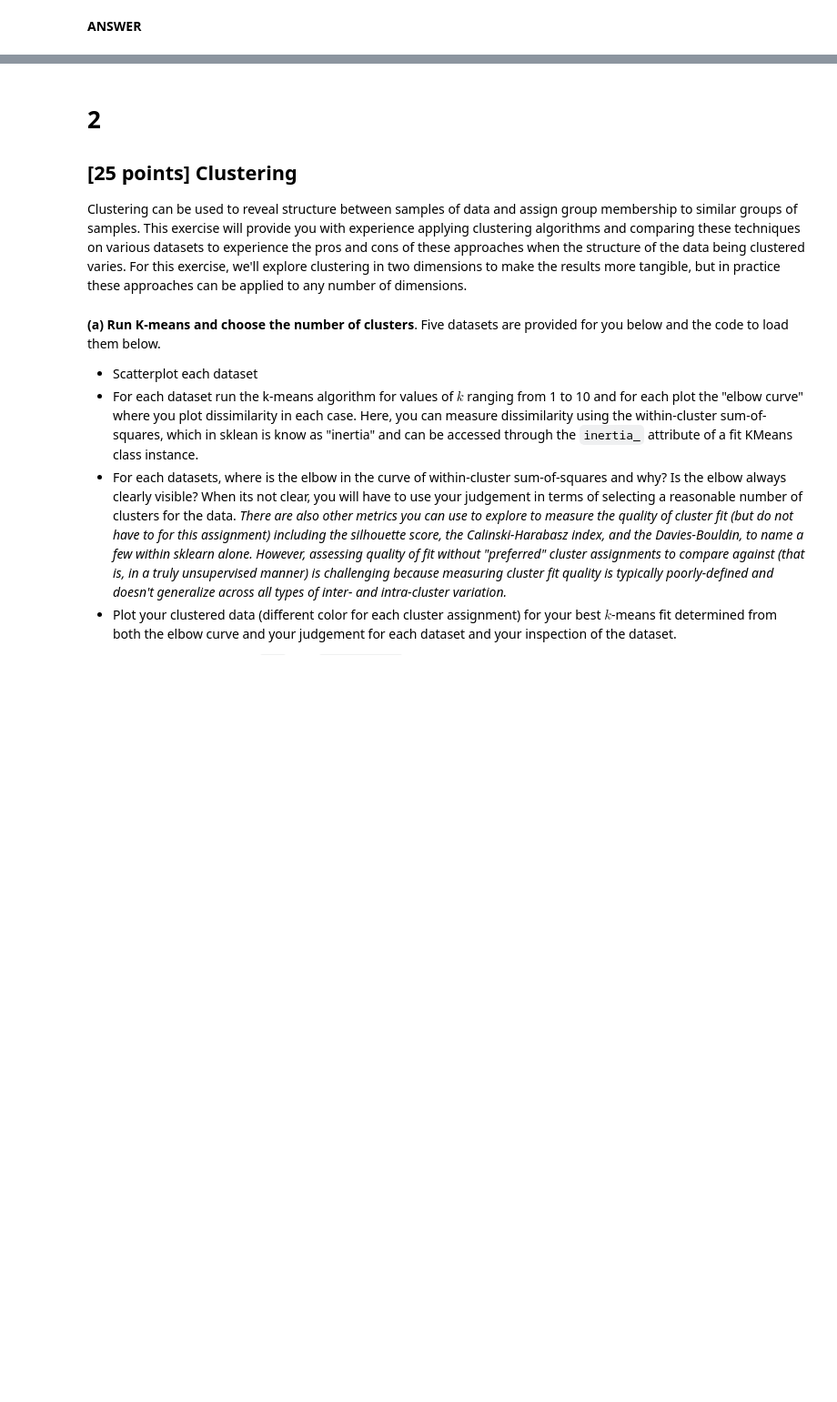
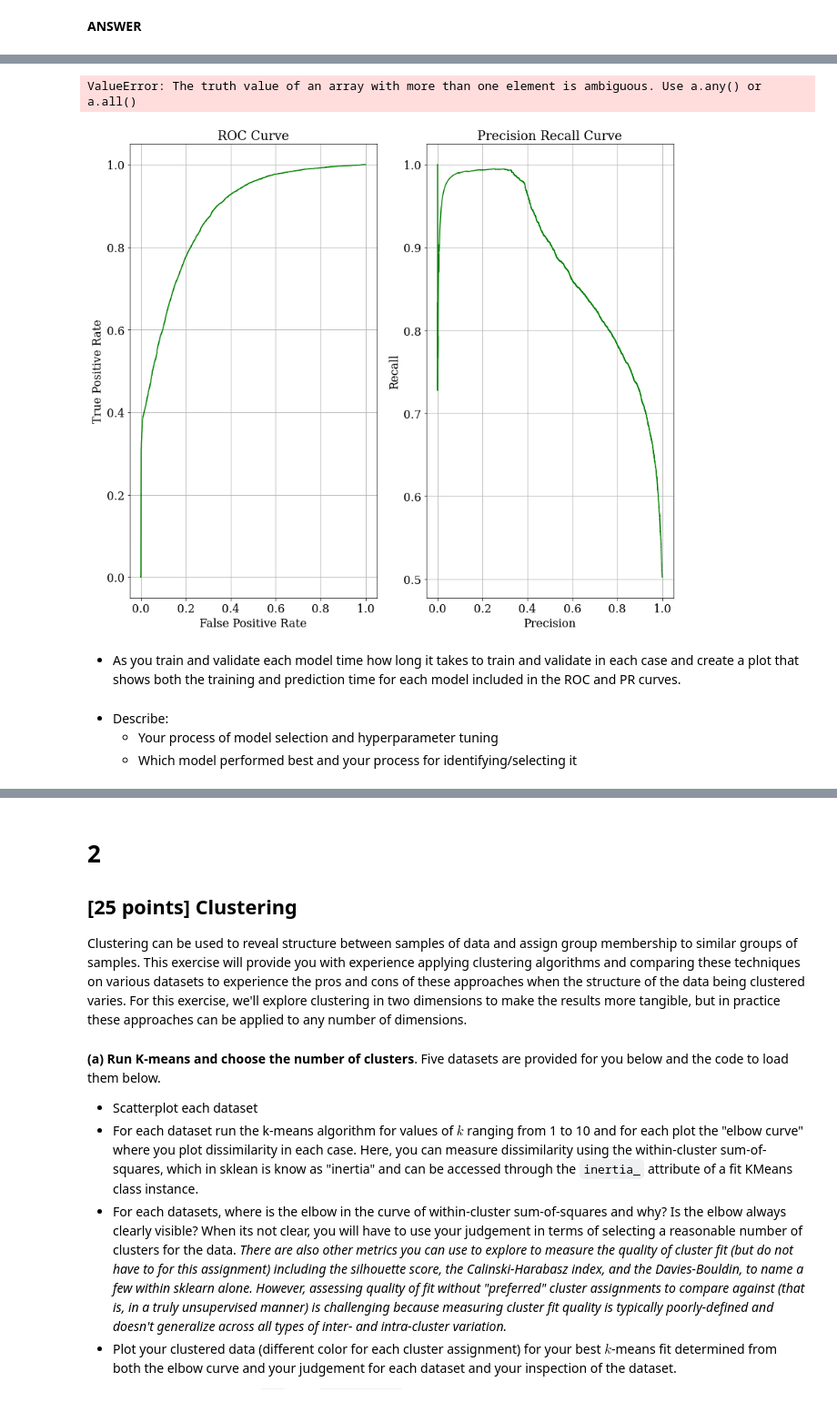
Before and after one commit to sdonatileach/Machine-Learning, a Jupyter notebook: Assignment_5.ipynb, the cells around one changed output, grey strips where cells are left out. Shown at 91% size. Saved outputs shown, nothing was run; the diff lists cells and outputs as text; code cells hidden in the pictures; blank space fills up the shorter version.

```diff
--- a/Assignment_5.ipynb
+++ b/Assignment_5.ipynb
@@ -130,0 +445,8 @@ def create_submission(confidence_scores, save_path):
+# %%
+# fit the model and time it
+start=time.time()
+
+svm = make_pipeline(StandardScaler(), SVC(gamma='auto', probability=True)).\
+    fit(X_train_2, y_train_2)
+
+svm_train_time=start-time.time()
@@ -130,0 +458,10 @@ def create_submission(confidence_scores, save_path):
+# %%
+with open(r"svm.pickle", "rb") as input_file:
+    svm = cPickle.load(input_file)
+# %%
+# predict the probabilities of the validation set and time it
+start=time.time()
+
+svm_pred_proba = svm.predict_proba(X_val)[:,1]
+
+svm_pred_time=start-time.time()
@@ -130,0 +489,12 @@ def create_submission(confidence_scores, save_path):
+# %%
+# combine the results of all the models
+models = [lr, knn, rf, mlp, svm]
+models_predict_proba = [lr_pred_proba, knn_pred_proba, rf_pred_proba, mlp_pred_proba,\
+     svm_pred_proba
+     ]
+models_train_time = [lr_train_time, knn_train_time, rf_train_time, mlp_train_time,\
+     svm_train_time
+     ]
+models_pred_time = [lr_pred_time, knn_pred_time, rf_pred_time, mlp_pred_time, \
+    svm_pred_time
+    ]
@@ -130,0 +574,11 @@ def create_submission(confidence_scores, save_path):
+# %%
+test_classifiers(y_val, models, models_predict_proba)
+# %% [output]
+ValueError: The truth value of an array with more than one element is ambiguous. Use a.any() or a.all()
+[figure, added]
+# %% [markdown]
+- As you train and validate each model time how long it takes to train and validate in each case and create a plot that shows both the training and prediction time for each model included in the ROC and PR curves.
+# %% [markdown]
+- Describe:
+  - Your process of model selection and hyperparameter tuning
+  - Which model performed best and your process for identifying/selecting it
```
Also changed, not shown: parts of 101 cells of this notebook.
